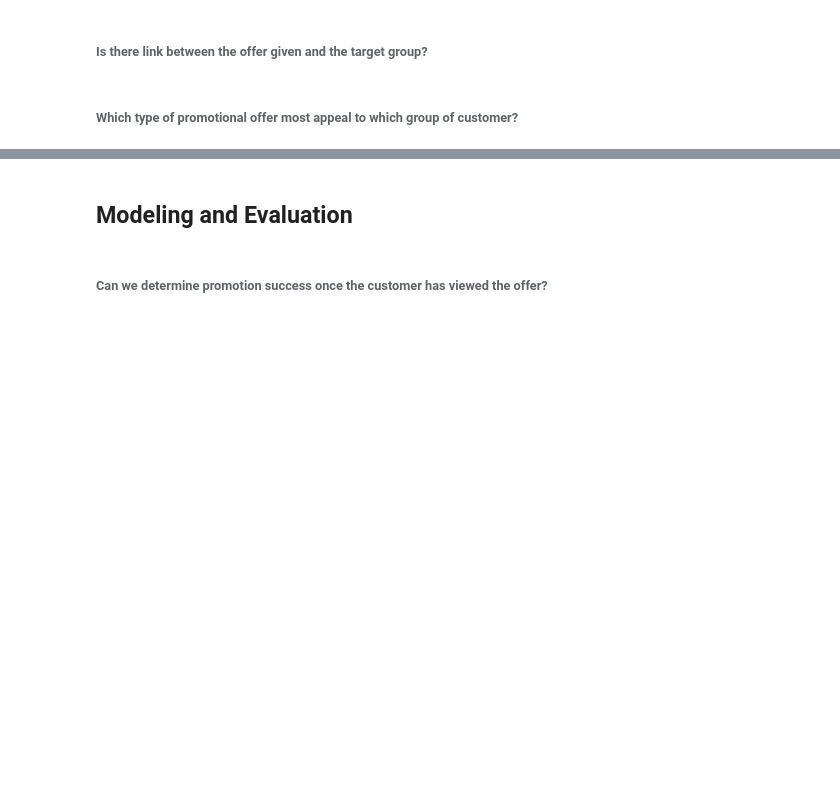
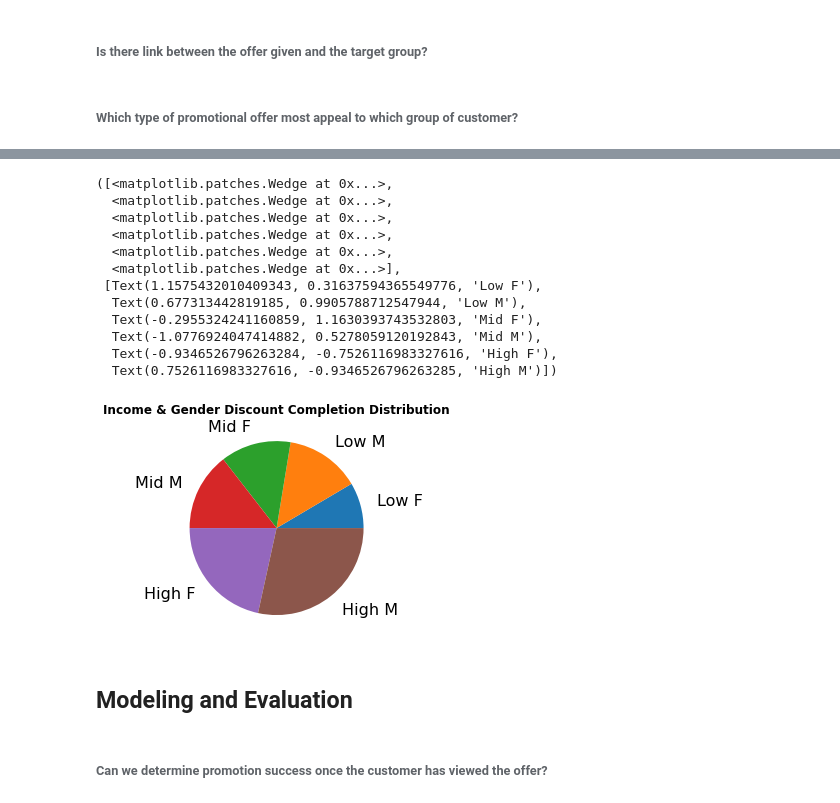
Before and after one commit to watertreader/Udacity_Data_Scientist_Nanodegree, a Jupyter notebook: Project_4/Starbucks_Capstone_notebook.ipynb, the cells around one changed output, grey strips where cells are left out. Drawn from its saved outputs; the diff is of its cells as text; code cells hidden in the pictures; blank space fills up the shorter version.

```diff
--- a/Project_4/Starbucks_Capstone_notebook.ipynb
+++ b/Project_4/Starbucks_Capstone_notebook.ipynb
@@ -1309,3 +1446,42 @@ The customer response for Young Male is particularly poor. While the rest of the
+# %%
+min_income  = offer_completed_discount.income.min()
+diff_income = offer_completed_discount.income.max() - min_income
+low_income  = 0.33 * diff_income + min_income
+mid_income  = 0.66 * diff_income + min_income
+# %%
+offer_completed_discount_low = offer_completed_discount.loc[offer_completed_discount.income < low_income]
+offer_completed_discount_mid = offer_completed_discount.loc[ (offer_completed_discount.income > low_income) & (offer_completed_discount.income < mid_income)]
+offer_completed_discount_high = offer_completed_discount.loc[offer_completed_discount.income < mid_income]
+
+offer_completed_discount_low_F  = offer_completed_discount_low.loc[offer_completed_discount_low.gender == 'F']
+offer_completed_discount_low_M  = offer_completed_discount_low.loc[offer_completed_discount_low.gender == 'M']
+offer_completed_discount_mid_F  = offer_completed_discount_mid.loc[offer_completed_discount_mid.gender == 'F']
+offer_completed_discount_mid_M  = offer_completed_discount_mid.loc[offer_completed_discount_mid.gender == 'M']
+offer_completed_discount_high_F = offer_completed_discount_high.loc[offer_completed_discount_high.gender == 'F']
+offer_completed_discount_high_M = offer_completed_discount_high.loc[offer_completed_discount_high.gender == 'M']
+# %%
+income = [offer_completed_discount_low_F.income.count(), offer_completed_discount_low_M.income.count(),
+         offer_completed_discount_mid_F.income.count(), offer_completed_discount_mid_M.income.count(),
+         offer_completed_discount_high_F.income.count(), offer_completed_discount_high_M.income.count()]
+
+labels=['Low F', 'Low M','Mid F', 'Mid M', 'High F', 'High M']
+
+plt.title("Income & Gender Discount Completion Distribution", fontweight ="bold")
+plt.pie(income, labels=labels,  labeldistance=1.2, textprops={'fontsize': 16})
+# %% [output]
+([<matplotlib.patches.Wedge at 0x...>,
+  <matplotlib.patches.Wedge at 0x...>,
+  <matplotlib.patches.Wedge at 0x...>,
+  <matplotlib.patches.Wedge at 0x...>,
+  <matplotlib.patches.Wedge at 0x...>,
+  <matplotlib.patches.Wedge at 0x...>],
+ [Text(1.1575432010409343, 0.31637594365549776, 'Low F'),
+  Text(0.677313442819185, 0.9905788712547944, 'Low M'),
+  Text(-0.2955324241160859, 1.1630393743532803, 'Mid F'),
+  Text(-1.0776924047414882, 0.5278059120192843, 'Mid M'),
+  Text(-0.9346526796263284, -0.7526116983327616, 'High F'),
+  Text(0.7526116983327616, -0.9346526796263285, 'High M')])
+[figure, added]
 # %% [markdown]
 ## Modeling and Evaluation
 # %% [markdown]
```
Also changed, not shown: parts of 24 cells of this notebook.
